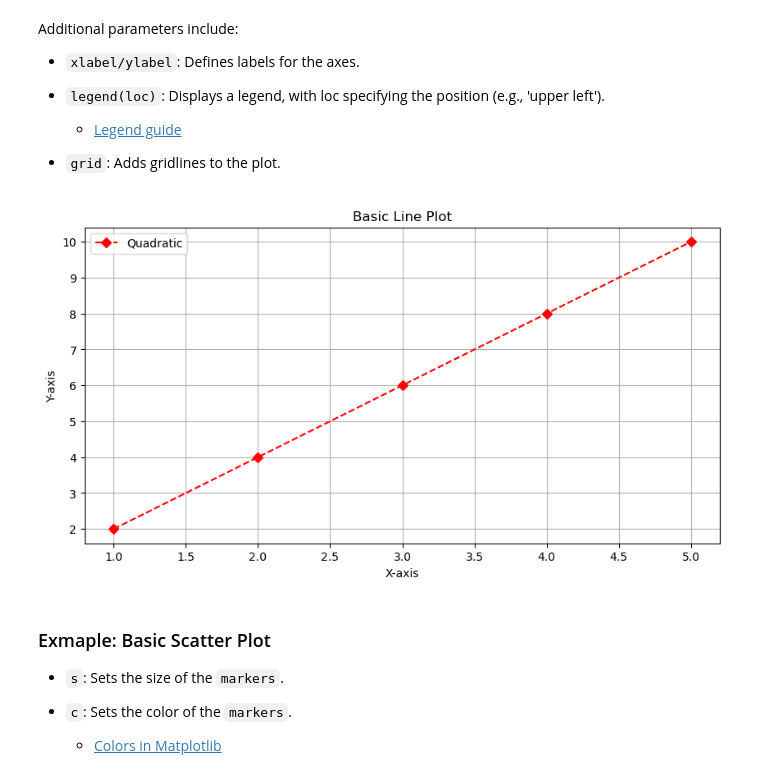
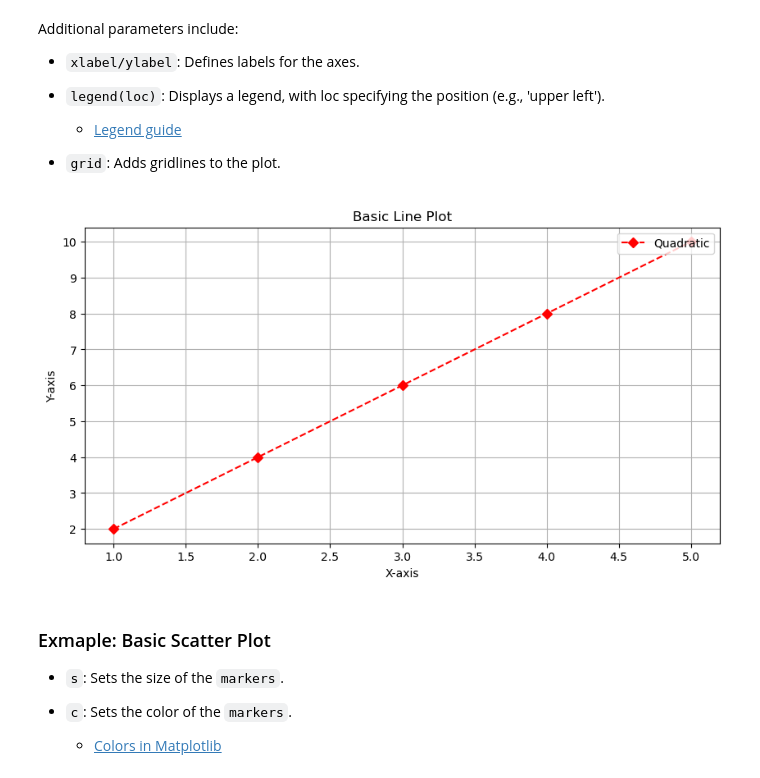
Before and after one commit to gisynw/ssj-302_V1, a Jupyter notebook: docs/Lectures/Week06_visualization.ipynb, the cells around one changed output. Saved outputs shown, nothing was run; the diff lists cells and outputs as text; code cells hidden in the pictures.

```diff
--- a/docs/Lectures/Week06_visualization.ipynb
+++ b/docs/Lectures/Week06_visualization.ipynb
@@ -96,16 +112,16 @@ Additional parameters include:
 # %%
 # Create a basic line plot
 plt.plot(x, y, marker='D', linestyle='dashed', color='r', label="Quadratic")
 
 # Customize the plot
 plt.title("Basic Line Plot")  # Set title of the plot
 plt.xlabel("X-axis")          # Label for x-axis
 plt.ylabel("Y-axis")          # Label for y-axis
-plt.legend(loc="upper left")  # Add legend
+plt.legend(loc="upper right")  # Add legend
 plt.grid(True)                # Display gridlines
 plt.show()
 # %% [output]
-[figure, old version]
+[figure, new version]
 # %% [markdown]
 ### Exmaple: Basic Scatter Plot
 
```
Also changed, not shown: parts of 11 cells of this notebook, 1 other file.
